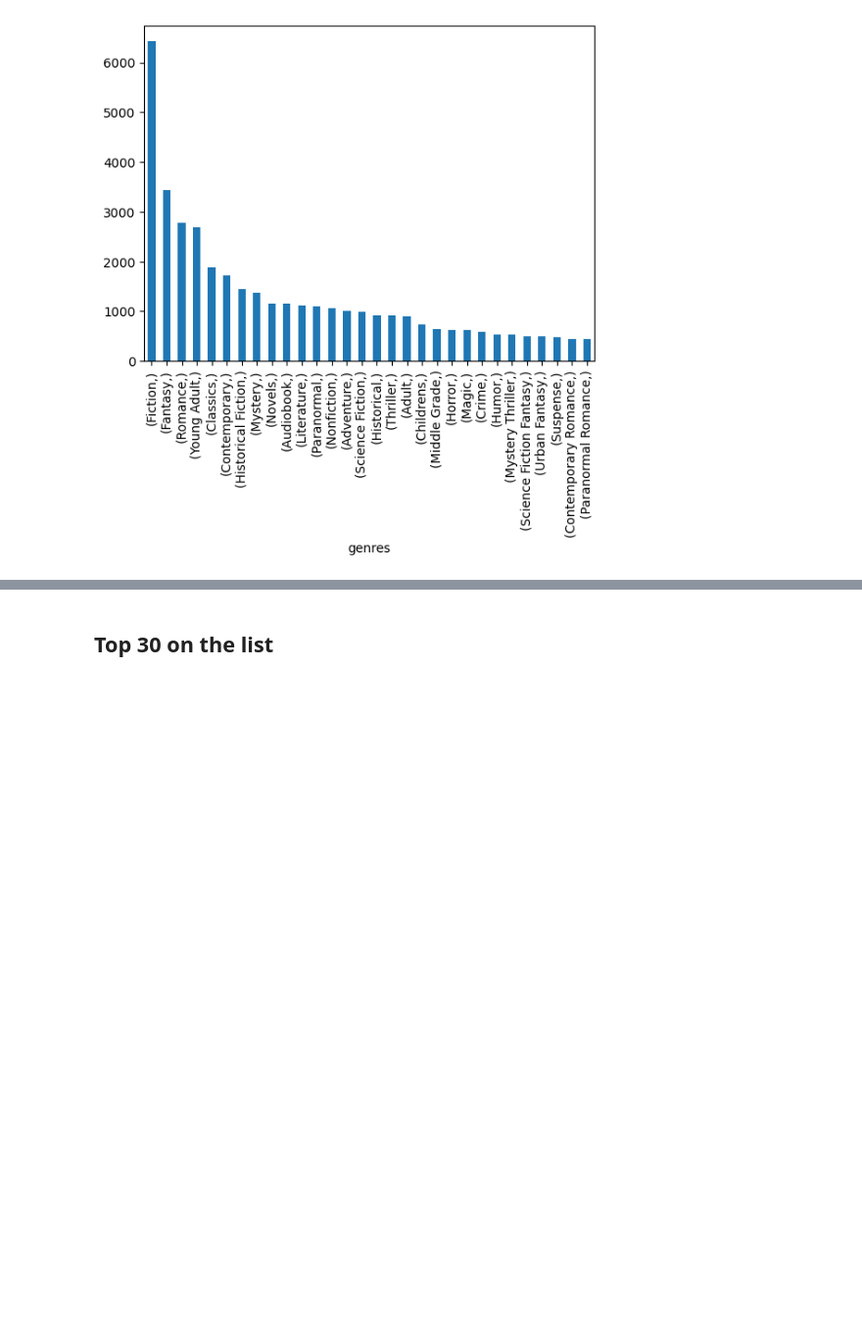
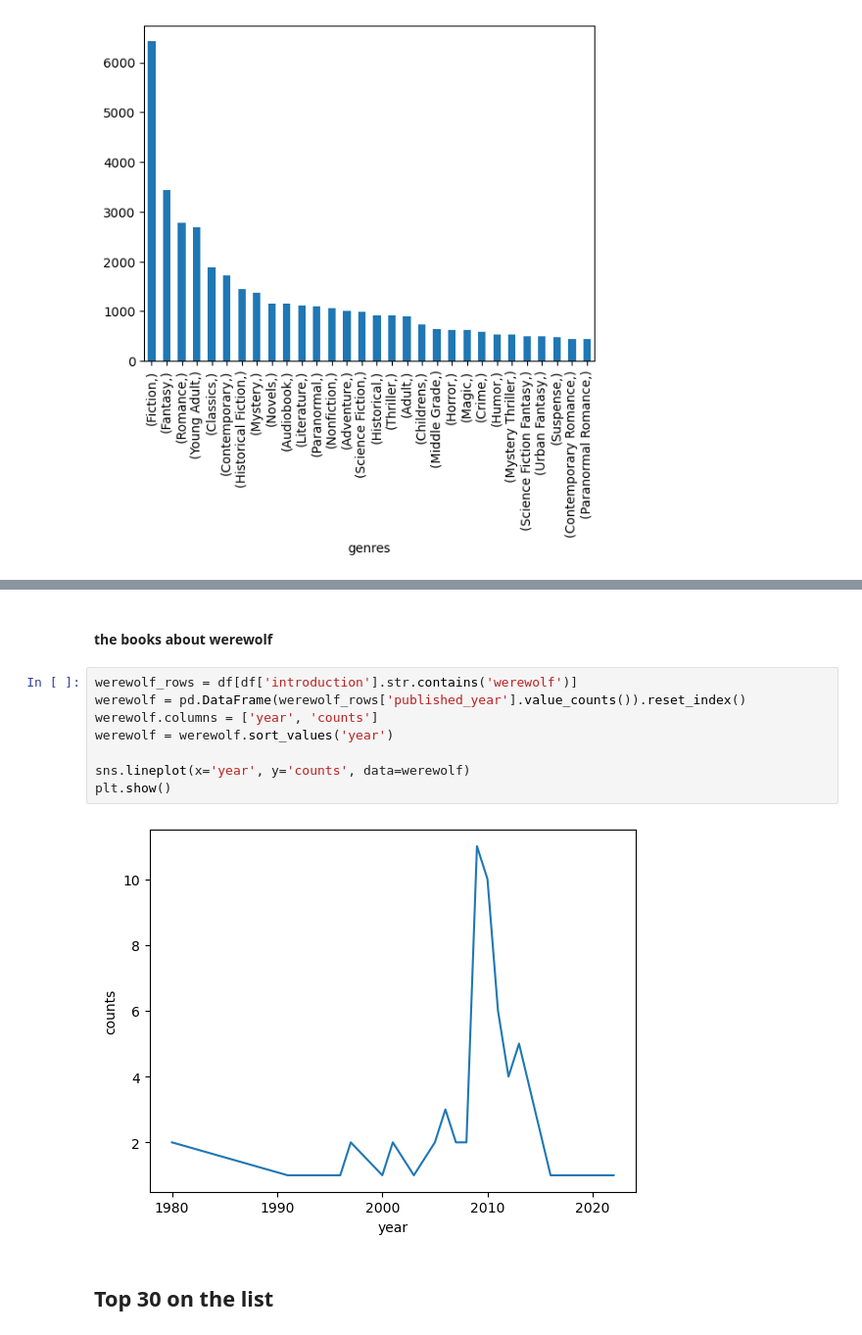
Before and after one commit to Jiaxing7/Final-Projects, a Jupyter notebook: Final Project.ipynb, the cells around one changed output, grey strips where cells are left out. Shown at 98% size. Cells and saved outputs as stored; diff of their text form; blank space fills up the shorter version.

```diff
--- a/Final Project.ipynb
+++ b/Final Project.ipynb
@@ -725,3 +738,15 @@ genres.value_counts().head(30).plot.bar()
+# %% [markdown]
+#### the books about werewolf
+# %%
+werewolf_rows = df[df['introduction'].str.contains('werewolf')]
+werewolf = pd.DataFrame(werewolf_rows['published_year'].value_counts()).reset_index()
+werewolf.columns = ['year', 'counts']
+werewolf = werewolf.sort_values('year')
+
+sns.lineplot(x='year', y='counts', data=werewolf)
+plt.show()
+# %% [output]
+[figure, added]
 # %% [markdown]
 ## Top 30 on the list
 # %%
```
Also changed, not shown: parts of 28 cells of this notebook.
